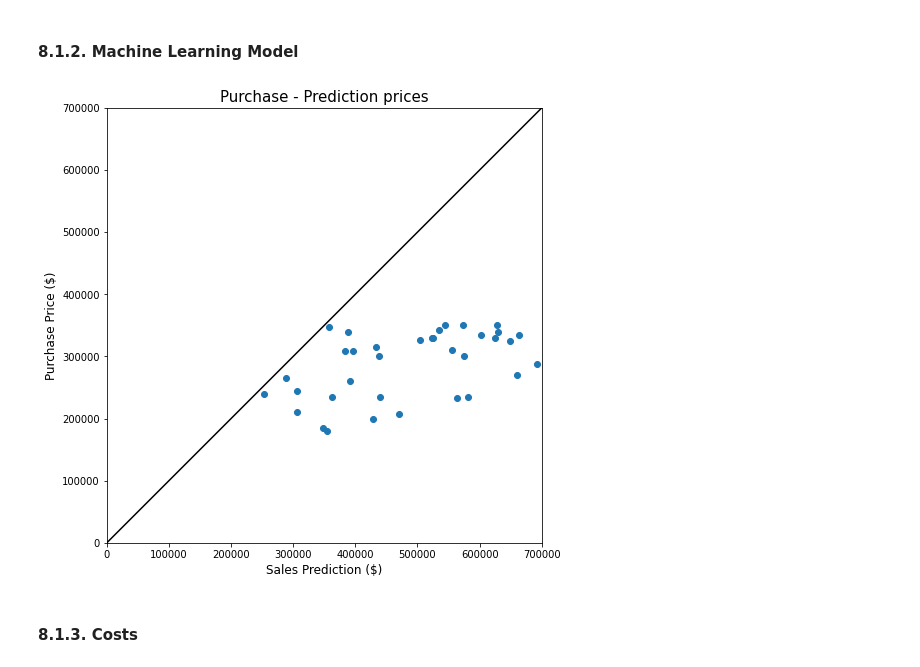
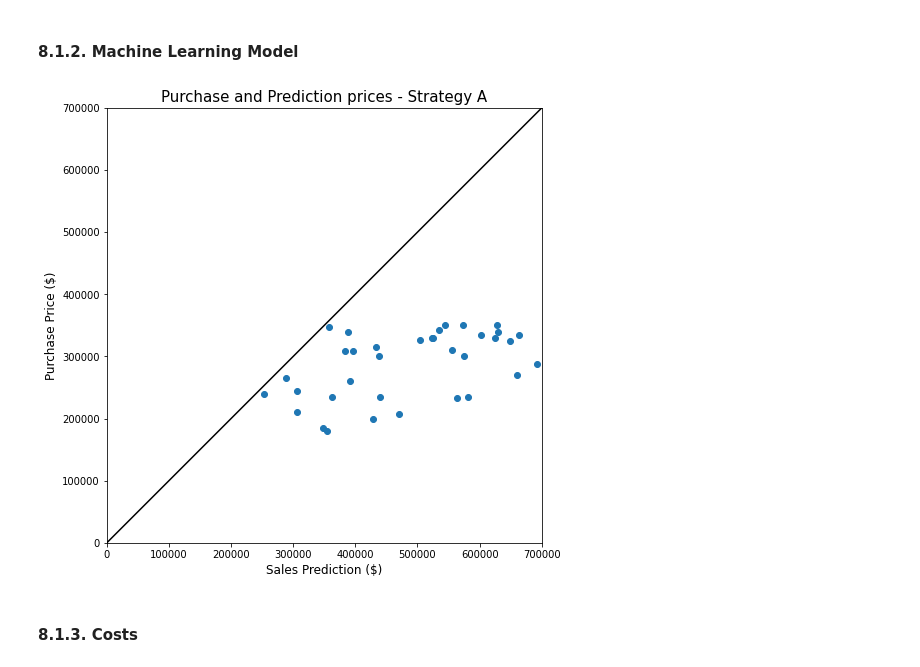
Before and after one commit to vitorlavor/Portfolio_DataScience, a Jupyter notebook: Project_HouseRocket.ipynb, the cells around one changed output. Cells and saved outputs as stored; diff of their text form; code cells hidden in the pictures.

```diff
--- a/Project_HouseRocket.ipynb
+++ b/Project_HouseRocket.ipynb
@@ -1920,35 +1920,35 @@ data_a = pd.get_dummies(data_a)
 regression_target = 'price'
 features = ['bedrooms', 'bathrooms', 'sqft_living', 'sqft_lot', 'floors', 'waterfront', 'view', 'condition',
             'grade', 'sqft_above', 'sqft_basement', 'yr_built', 'zipcode', 'lat', 'long', 'sqft_living15',
             'sqft_lot15', 'in_seattle', 'basement', 'living_gt15', 'renewed', 'year_built', 'month', 'year',
             'day_week', 'bed_per_sqft', 'bat_per_bed', 'season_fall', 'season_spring', 'season_summer']
 
 X_a = data_a[features]
 y_a = data_a[regression_target]
 
 # Trained Model  = estimator_lr
 
 # Predict
 
 predictions_a = estimator_lr.predict(X_a)
 
 # Plot Results
 
 plt.figure(figsize = (8, 8))
 
 plt.axes().set_aspect('equal', 'box')
 plt.scatter(predictions_a, data_a['price'])
 plt.plot((0, 700000), (0, 700000), 'k-')
 
 plt.xlim(0, 700000)
 plt.ylim(0, 700000)
-plt.title('Purchase - Prediction prices', fontsize = 15)
+plt.title('Purchase and Prediction prices - Strategy A', fontsize = 15)
 plt.xlabel("Sales Prediction ($)",fontsize = 12)
 plt.ylabel("Purchase Price ($)",fontsize = 12)
 
 plt.show()
 # %% [output]
-[figure, old version]
+[figure, new version]
 # %% [markdown]
 #### 8.1.3. Costs
 # %%
```
Also changed, not shown: parts of 4 cells of this notebook.
